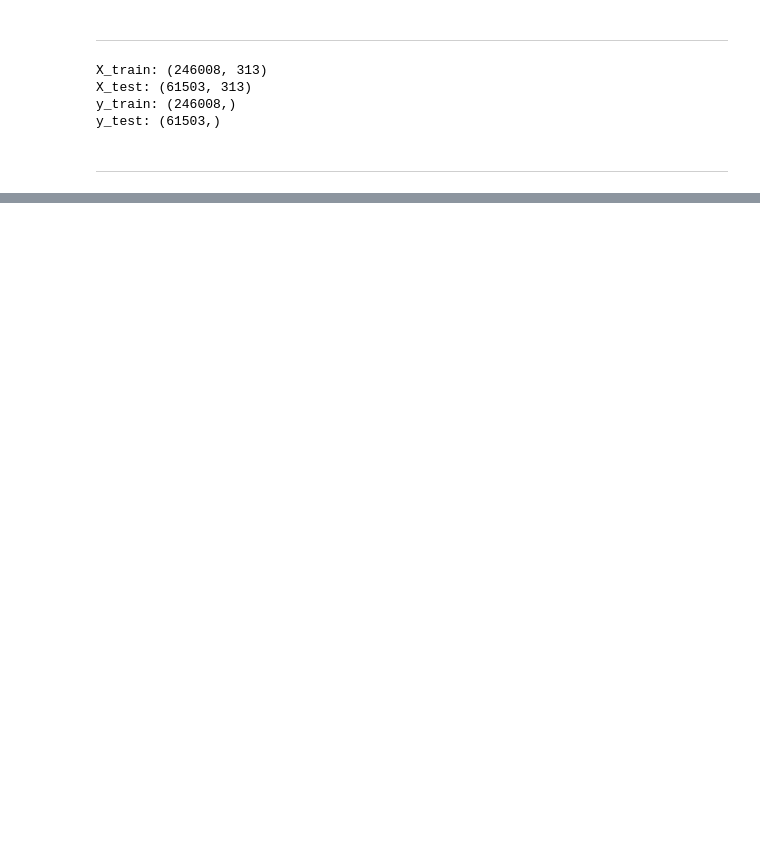
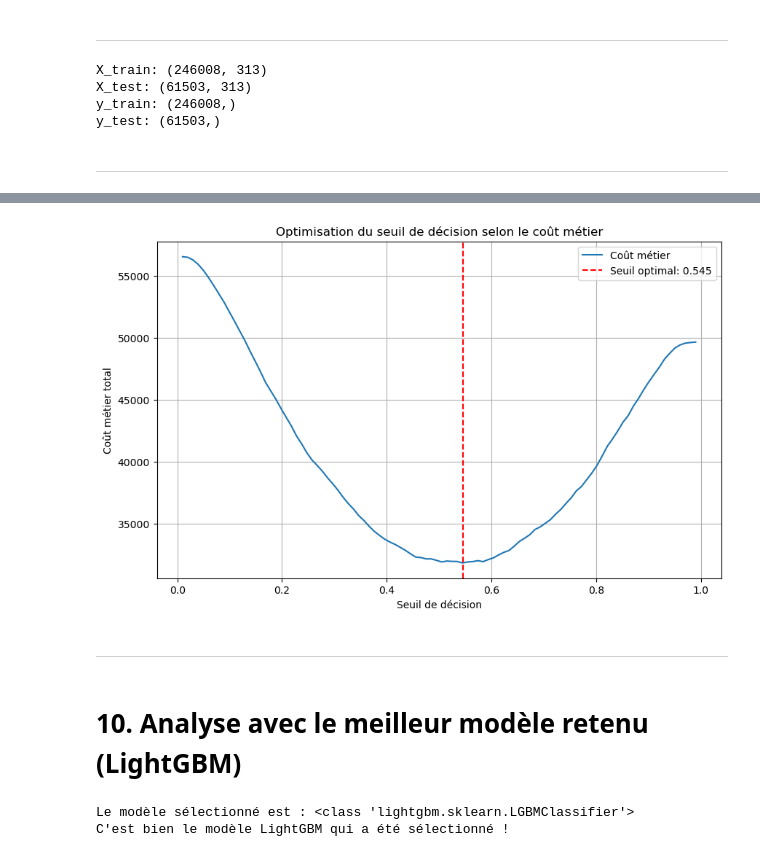
Before and after one commit to MatyKane/P7_Modele_Scoring, a Jupyter notebook: notebooks/02_model_training_with_mlflow.ipynb, the cells around one changed output, grey strips where cells are left out. Saved outputs shown, nothing was run; the diff lists cells and outputs as text; code cells hidden in the pictures; blank space fills up the shorter version.

```diff
--- a/notebooks/02_model_training_with_mlflow.ipynb
+++ b/notebooks/02_model_training_with_mlflow.ipynb
@@ -1075,0 +1497,37 @@ y_test: (61503,)
+# %%
+# Plage de seuils à tester
+seuils = np.linspace(0.01, 0.99, 100)
+couts = []
+
+for seuil in seuils:
+    y_pred = (y_test_proba >= seuil).astype(int)
+    couts.append(cout_metier(y_test, y_pred))
+
+# Tracé
+plt.figure(figsize=(10, 6))
+plt.plot(seuils, couts, label='Coût métier')
+plt.axvline(x=best_threshold, color='red', linestyle='--', label=f'Seuil optimal: {best_threshold:.3f}')
+plt.xlabel("Seuil de décision")
+plt.ylabel("Coût métier total")
+plt.title("Optimisation du seuil de décision selon le coût métier")
+plt.grid(True)
+plt.legend()
+plt.show()
+# %% [output]
+[figure, added]
+# %% [markdown]
+***
+# %% [markdown]
+# 10. Analyse avec le meilleur modèle retenu **(LightGBM)**
+# %%
+# Vérification du type du modèle sélectionné
+print(f"Le modèle sélectionné est : {type(best_model.named_steps['model'])}")
+
+# Si c'est bien un LightGBM, cela renverra <class 'lightgbm.sklearn.LGBMClassifier'>
+if isinstance(best_model.named_steps['model'], LGBMClassifier):
+    print("C'est bien le modèle LightGBM qui a été sélectionné !")
+else:
+    print("Un autre modèle a été sélectionné.")
+# %% [output]
+Le modèle sélectionné est : <class 'lightgbm.sklearn.LGBMClassifier'>
+C'est bien le modèle LightGBM qui a été sélectionné !
```
Also changed, not shown: parts of 53 cells of this notebook, 42 other files.
